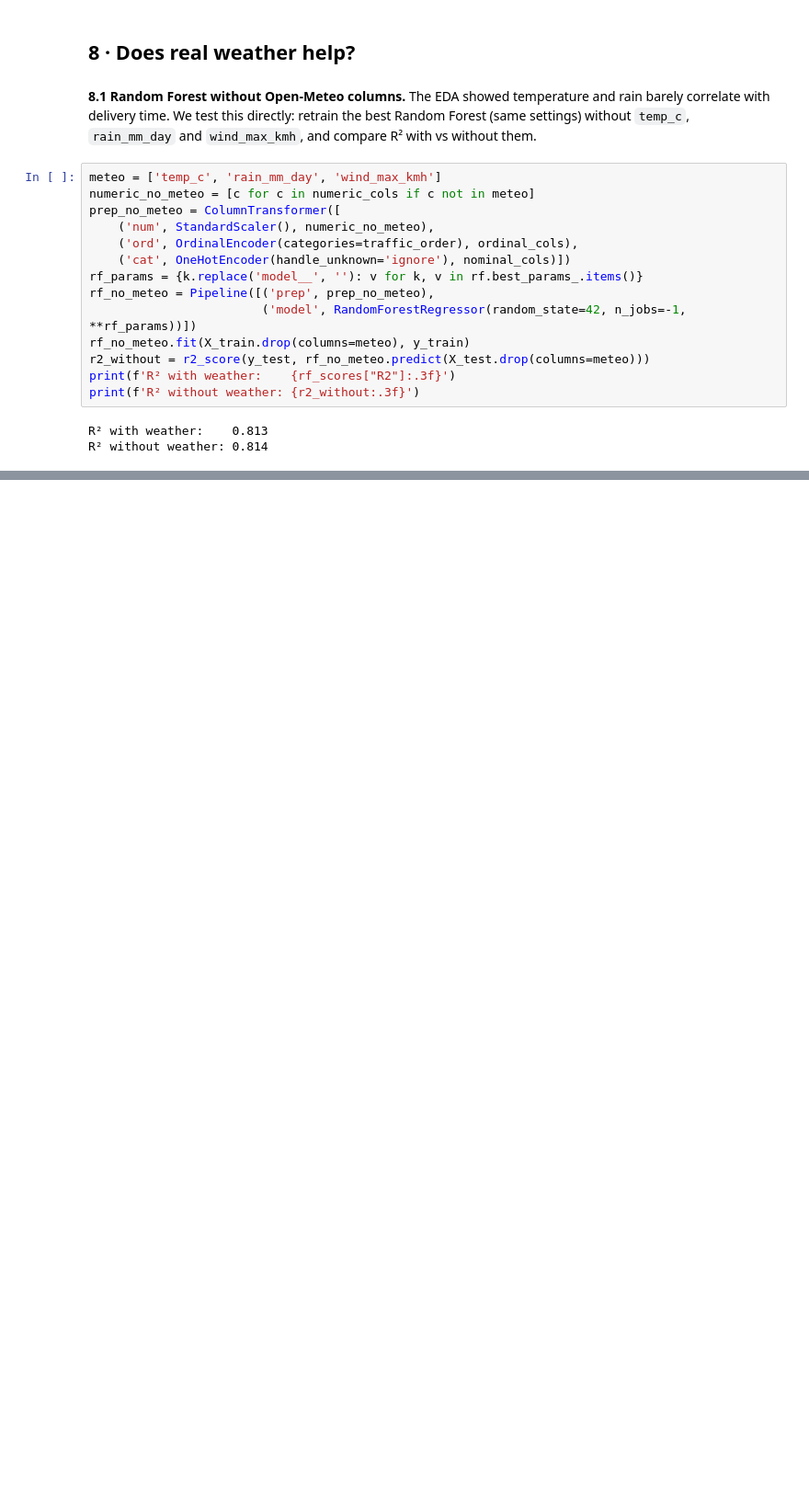
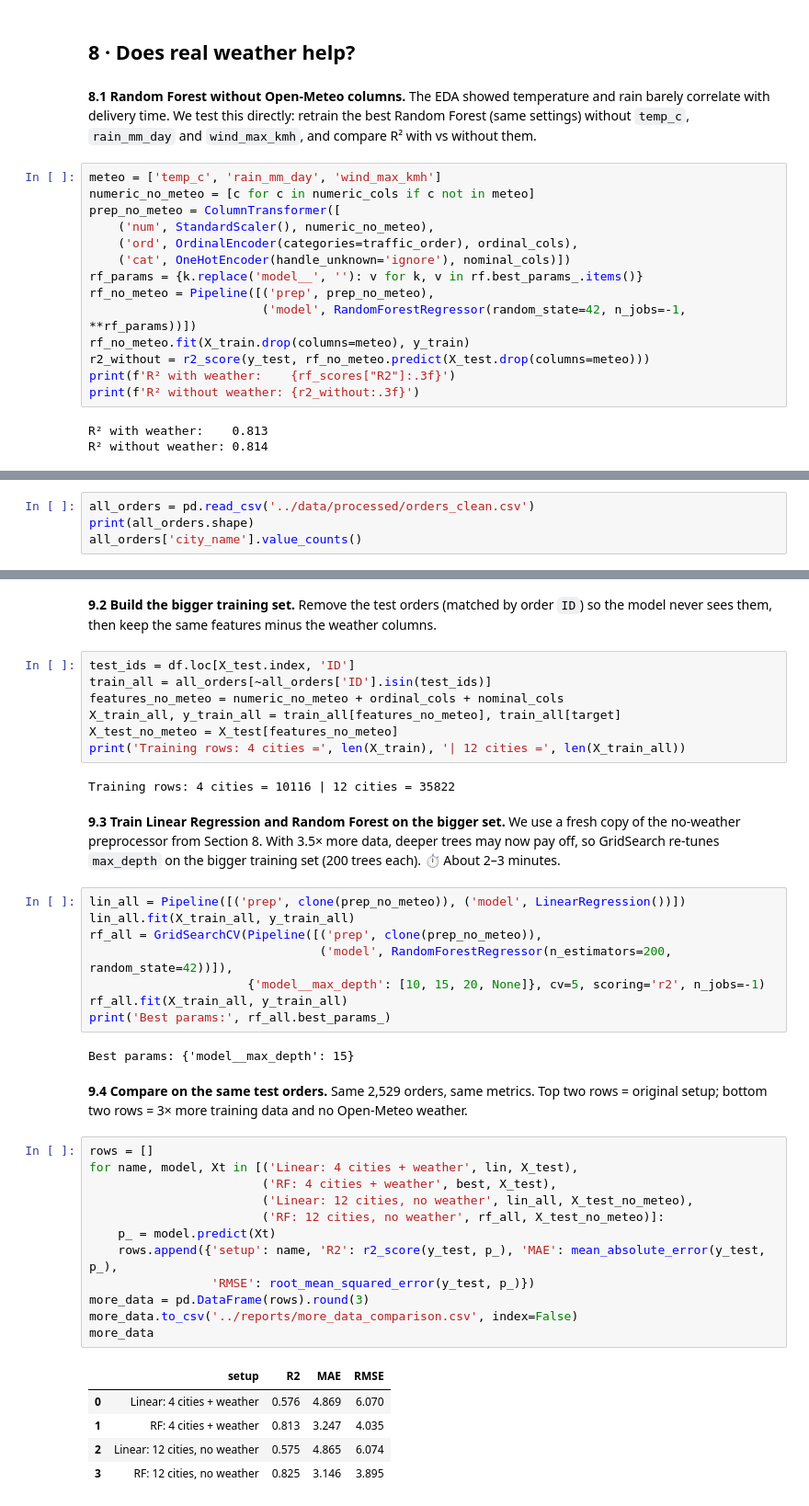
Before and after one commit to brpratham182200-prog/food-delivery-time-prediction, a Jupyter notebook: notebooks/03_modeling.ipynb, the cells around one changed output, grey strips where cells are left out. Shown at 92% size. Saved outputs shown, nothing was run; the diff lists cells and outputs as text; blank space fills up the shorter version.

```diff
--- a/notebooks/03_modeling.ipynb
+++ b/notebooks/03_modeling.ipynb
@@ -330,0 +342,4 @@ R² without weather: 0.814
+# %%
+all_orders = pd.read_csv('../data/processed/orders_clean.csv')
+print(all_orders.shape)
+all_orders['city_name'].value_counts()
@@ -330,0 +362,47 @@ R² without weather: 0.814
+# %% [markdown]
+**9.2 Build the bigger training set.** Remove the test orders (matched by order `ID`) so the model never sees them,
+then keep the same features minus the weather columns.
+# %%
+test_ids = df.loc[X_test.index, 'ID']
+train_all = all_orders[~all_orders['ID'].isin(test_ids)]
+features_no_meteo = numeric_no_meteo + ordinal_cols + nominal_cols
+X_train_all, y_train_all = train_all[features_no_meteo], train_all[target]
+X_test_no_meteo = X_test[features_no_meteo]
+print('Training rows: 4 cities =', len(X_train), '| 12 cities =', len(X_train_all))
+# %% [output]
+Training rows: 4 cities = 10116 | 12 cities = 35822
+# %% [markdown]
+**9.3 Train Linear Regression and Random Forest on the bigger set.** We use a fresh copy of the no-weather preprocessor
+from Section 8. With 3.5× more data, deeper trees may now pay off, so GridSearch re-tunes `max_depth` on the bigger
+training set (200 trees each). ⏱️ About 2–3 minutes.
+# %%
+lin_all = Pipeline([('prep', clone(prep_no_meteo)), ('model', LinearRegression())])
+lin_all.fit(X_train_all, y_train_all)
+rf_all = GridSearchCV(Pipeline([('prep', clone(prep_no_meteo)),
+                                ('model', RandomForestRegressor(n_estimators=200, random_state=42))]),
+                      {'model__max_depth': [10, 15, 20, None]}, cv=5, scoring='r2', n_jobs=-1)
+rf_all.fit(X_train_all, y_train_all)
+print('Best params:', rf_all.best_params_)
+# %% [output]
+Best params: {'model__max_depth': 15}
+# %% [markdown]
+**9.4 Compare on the same test orders.** Same 2,529 orders, same metrics. Top two rows = original setup;
+bottom two rows = 3× more training data and no Open-Meteo weather.
+# %%
+rows = []
+for name, model, Xt in [('Linear: 4 cities + weather', lin, X_test),
+                        ('RF: 4 cities + weather', best, X_test),
+                        ('Linear: 12 cities, no weather', lin_all, X_test_no_meteo),
+                        ('RF: 12 cities, no weather', rf_all, X_test_no_meteo)]:
+    p_ = model.predict(Xt)
+    rows.append({'setup': name, 'R2': r2_score(y_test, p_), 'MAE': mean_absolute_error(y_test, p_),
+                 'RMSE': root_mean_squared_error(y_test, p_)})
+more_data = pd.DataFrame(rows).round(3)
+more_data.to_csv('../reports/more_data_comparison.csv', index=False)
+more_data
+# %% [output]
+|  | setup | R2 | MAE | RMSE |
+| 0 | Linear: 4 cities + weather | 0.576 | 4.869 | 6.070 |
+| 1 | RF: 4 cities + weather | 0.813 | 3.247 | 4.035 |
+| 2 | Linear: 12 cities, no weather | 0.575 | 4.865 | 6.074 |
+| 3 | RF: 12 cities, no weather | 0.825 | 3.146 | 3.895 |
```
Also changed, not shown: parts of 8 cells of this notebook, 2 other files.
